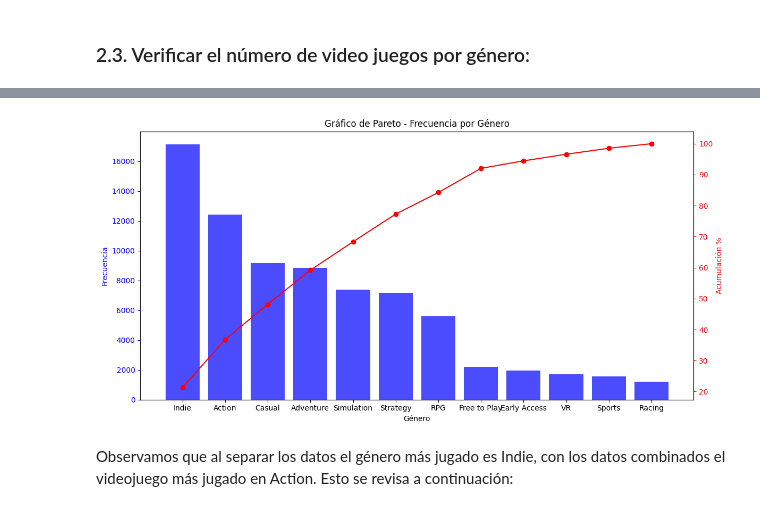
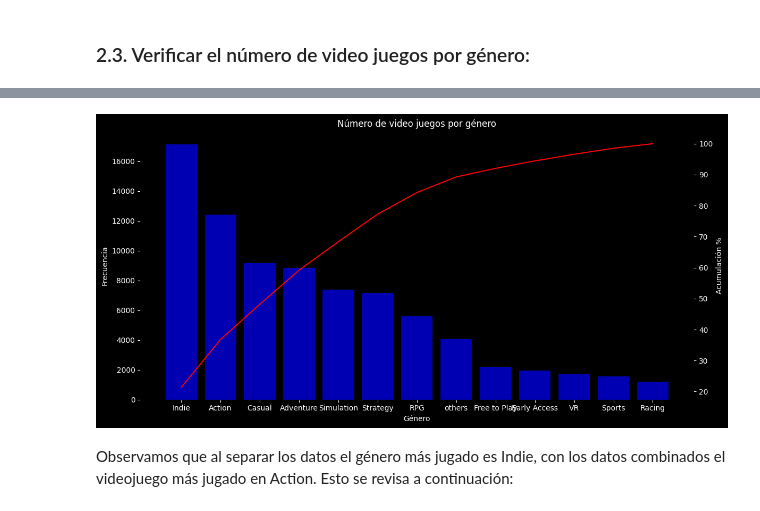
Before and after one commit to LDavidRojasD/MLOps_SteamGames_Proy1, a Jupyter notebook: 3. EDA_Datos_Limpios.ipynb, the cells around one changed output, grey strips where cells are left out. Drawn from its saved outputs; the diff is of its cells as text; code cells hidden in the pictures.

```diff
--- a/3. EDA_Datos_Limpios.ipynb
+++ b/3. EDA_Datos_Limpios.ipynb
@@ -242,33 +249,45 @@ Sports           98.518823
 Racing          100.000000
 Name: count, dtype: float64
 # %%
-# Crear el gráfico de Pareto solo para los géneros que acumulan hasta el 90%
+# Obtener la frecuencia de cada género
+frecuencia_generos = df_genres_expanded['genres'].value_counts()
+
+# Calcular la acumulación porcentual
+acumulacion_porcentual = frecuencia_generos.cumsum() / frecuencia_generos.sum() * 100
+
+# Crear el gráfico de Pareto
 fig, ax1 = plt.subplots(figsize=(12, 6))
+fig.patch.set_facecolor('black')
 
-# Barra de frecuencias
-ax1.bar(generos_hasta_90, frecuencia_generos[generos_hasta_90], color='b', alpha=0.7, label='Frecuencia')
+
+# Barra de frecuencias con color azul y fondo negro
+ax1.bar(frecuencia_generos.index, frecuencia_generos, color='blue', alpha=0.7, label='Frecuencia')
+
+# Configurar el fondo negro
+ax1.set_facecolor('black')
 
 # Eje y izquierdo para las barras
-ax1.set_xlabel('Género')
-ax1.set_ylabel('Frecuencia', color='b')
-ax1.tick_params('y', colors='b')
+ax1.set_xlabel('Género', color='white')
+ax1.set_ylabel('Frecuencia', color='white')
+ax1.tick_params('y', colors='white')
+
+ax1.tick_params(axis='x', colors='white')
+
 
 # Eje y derecho para la acumulación porcentual
 ax2 = ax1.twinx()
-ax2.plot(generos_hasta_90, acumulacion_porcentual[generos_hasta_90], color='r', marker='o', label='Acumulación %')
-ax2.set_ylabel('Acumulación %', color='r')
-ax2.tick_params('y', colors='r')
-
-# Rotar las etiquetas del eje x en forma vertical
-plt.xticks(rotation='vertical')
+ax2.plot(frecuencia_generos.index, acumulacion_porcentual, color='red', label='Acumulación %')
+ax2.set_ylabel('Acumulación %', color='white')
+ax2.tick_params('y', colors='white')
 
 # Título y leyendas
-plt.title('Gráfico de Pareto - Frecuencia por Género')
+plt.title('Número de video juegos por género', color='white')
+fig.tight_layout()
 
-fig.tight_layout()
+# Mostrar el gráfico
 plt.show()
 # %% [output]
-[figure, old version]
+[figure, new version]
 # %% [markdown]
 Observamos que al separar los datos el género más jugado es Indie, con los datos combinados el videojuego más jugado en Action. Esto se revisa a continuación:
 # %%
```
Also changed, not shown: parts of 5 cells of this notebook, 3 other files.
